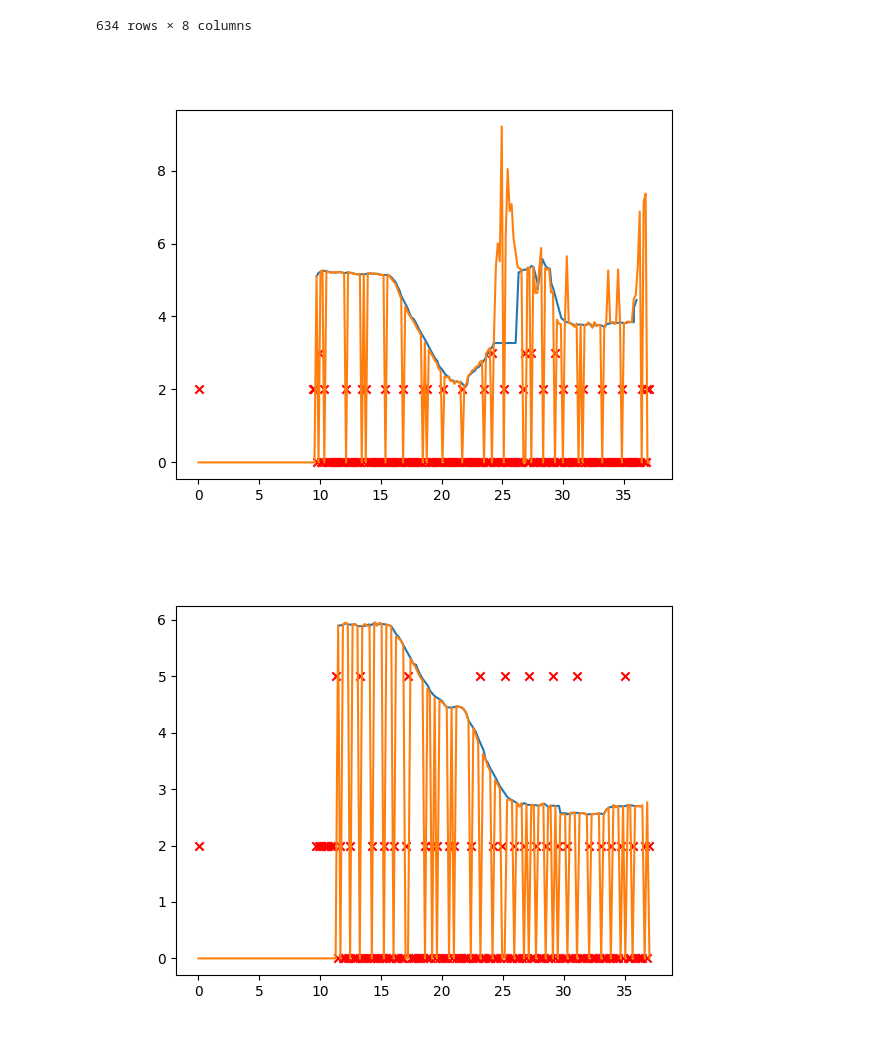
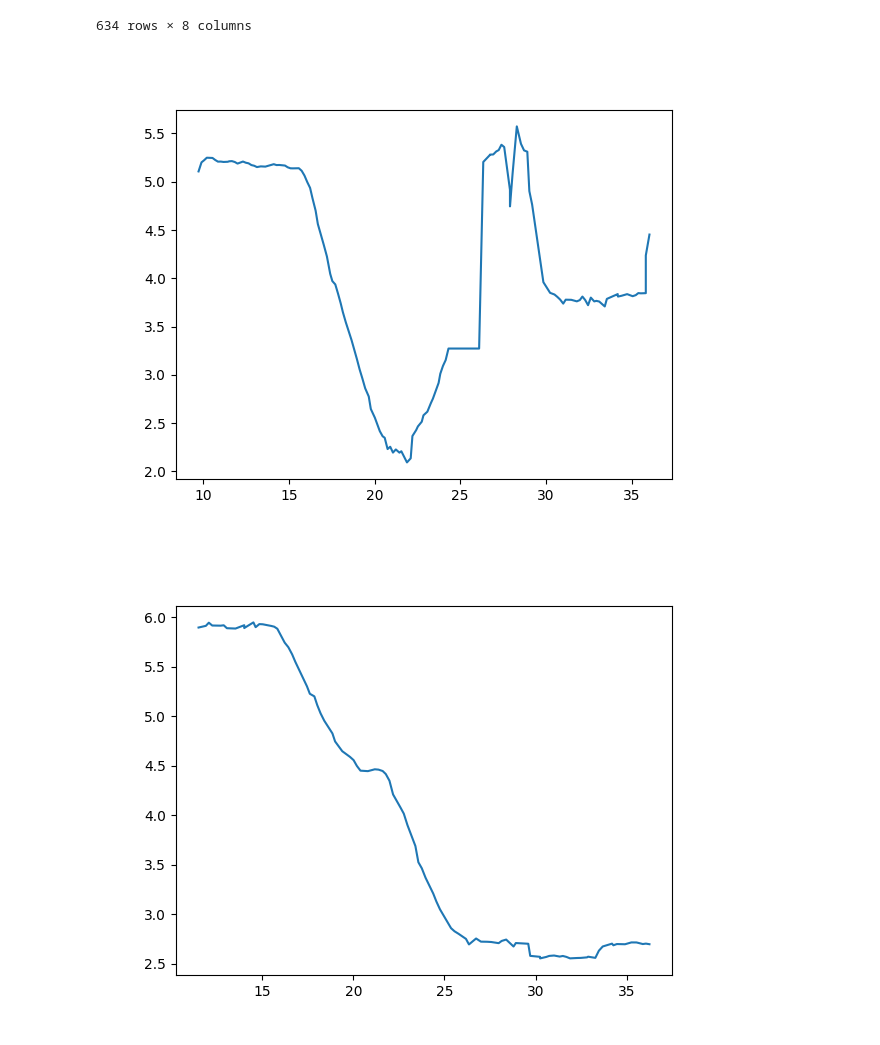
Before and after one commit to RyanJMah/fydp-rtls-server, a Jupyter notebook: data/analysis.ipynb, the cells around one changed output. Drawn from its saved outputs; the diff is of its cells as text; code cells hidden in the pictures.

```diff
--- a/data/analysis.ipynb
+++ b/data/analysis.ipynb
@@ -98,26 +111,26 @@ DISTANCE VS TIME FOR ANCHOR 0
 plt.figure()
 
 plt.plot(a0_ios_time, a0_ios_distance, label='a0_ios')
-plt.plot(a0_anchor_time, a0_anchor_distance, label='a0_anchor')
-plt.scatter(a0_anchor_time, a0_anchor_status, label='a0_anchor_status', marker='x', color='red')
+# plt.plot(a0_anchor_time, a0_anchor_distance, label='a0_anchor')
+# plt.scatter(a0_anchor_time, a0_anchor_status, label='a0_anchor_status', marker='x', color='red')
 plt.show()
 # %% [output]
-[figure, old version]
+[figure, new version]
 # %%
 %matplotlib widget
 
 """
 DISTANCE VS TIME FOR ANCHOR 1
 """
 
 plt.figure()
 
 plt.plot(a1_ios_time, a1_ios_distance, label='a1_ios')
-plt.plot(a1_anchor_time, a1_anchor_distance, label='a1_anchor')
-plt.scatter(a1_anchor_time, a1_anchor_status, label='a1_anchor_status', marker='x', color='red')
+# plt.plot(a1_anchor_time, a1_anchor_distance, label='a1_anchor')
+# plt.scatter(a1_anchor_time, a1_anchor_status, label='a1_anchor_status', marker='x', color='red')
 plt.show()
 # %% [output]
-[figure, old version]
+[figure, new version]
 # %%
 """
 DISTANCE VS TIME FOR ANCHOR 2
```
Also changed, not shown: parts of 8 cells of this notebook.
